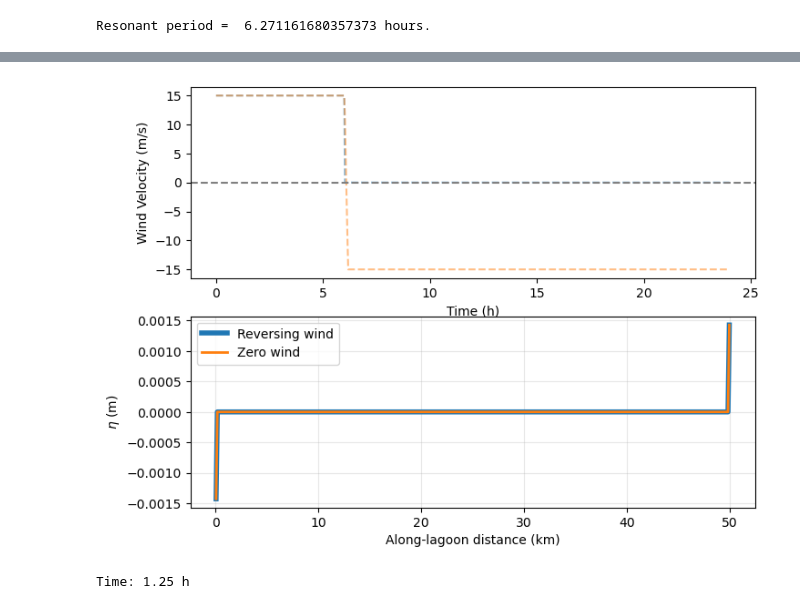
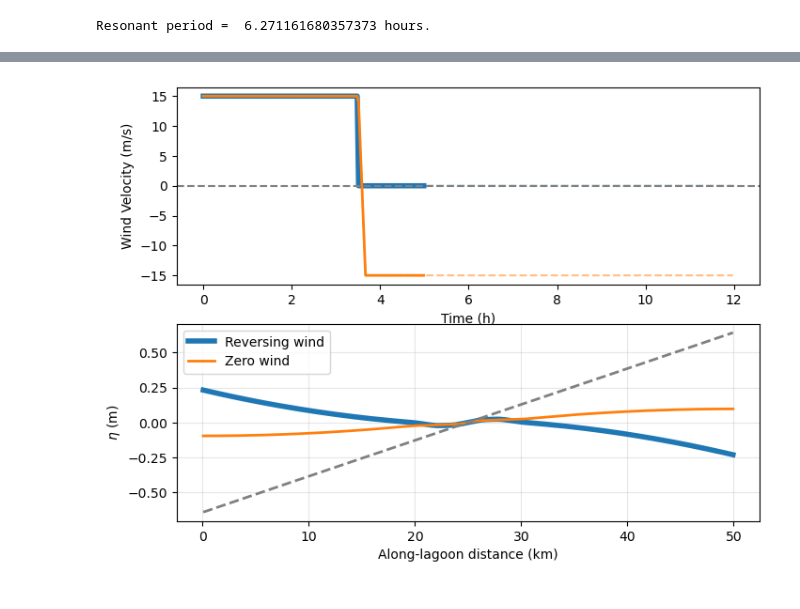
Before and after one commit to csherwood-usgs/Dorian_recovery, a Jupyter notebook: animate_seiche.ipynb, the cells around one changed output, grey strips where cells are left out. Cells and saved outputs as stored; diff of their text form; code cells hidden in the pictures.

Commit message:
after talk

```diff
--- a/animate_seiche.ipynb
+++ b/animate_seiche.ipynb
@@ -180,6 +176,13 @@ def run_lagoon_model(
 # -----------------------------
 # Build forcings and run cases
 # -----------------------------
+# Time controls
+t_spinup = 3.5 * 3600.0  # steady wind duration (s): long enough to build setup
+t_tail   = 8.5 * 3600.0  # additional duration after change (s)
+T        = t_spinup + t_tail
+t        = np.arange(0.0, T + dt, dt)
+nt       = t.size
+
 U0 = 15.0  # m/s
 t_seiche = 2*L/(np.sqrt(g*h) )
 print('Resonant period = ', t_seiche/3600, 'hours.')
@@ -276,31 +340,31 @@ plt.show()
 # %%
 # ------------------------------------
 # (Optional) quick diagnostics / plots
 # ------------------------------------
 # Example: setup slope at end of spinup (Case A)
 idx_spin = np.argmin(np.abs(tA - t_seiche/5))
-idx = int( 0.*idx_spin )
+idx = int( 5*idx_spin )
+idx = 160
 
 fig, axs = plt.subplots(2,1,figsize=(8,6))
 axs[0].plot(tA/3600, U10A, '--', c='tab:blue', alpha=.5)
 axs[0].plot(tA[:idx]/3600,U10A[:idx],'-',c="tab:blue", linewidth=4)
 axs[0].plot(tB/3600, U10B, '--',c='tab:orange', alpha=.5)
 axs[0].plot(tB[:idx]/3600,U10B[:idx],'-',c="tab:orange", linewidth=2)
 axs[0].axhline(y=0, color='gray', linestyle='--')
 axs[0].set_xlabel('Time (h)')
 axs[0].set_ylabel('Wind Velocity (m/s)')
 
 axs[1].plot(x_eta/1000, etaB[idx], '-', linewidth=4, label='Reversing wind')
 axs[1].plot(x_eta/1000, etaA[idx], '-', linewidth=2, label='Zero wind')
+# capture peak
+if(idx>=100):
+    axs[1].plot(x_eta/1000, etaB[100], '--', c = 'gray', linewidth=2)
 axs[1].set_xlabel('Along-lagoon distance (km)')
 axs[1].set_ylabel(r'$\eta$ (m)')
 #plt.title('Eta near end of steady-wind spinup')
 axs[1].grid(True, alpha=0.3)
 axs[1].legend()
 plt.show()
 # %% [output]
-[figure, old version]
+[figure, new version]
-# %%
-print(f"Time: {t[idx]/3600:2.2f} h")
-# %% [output]
-Time: 1.25 h
```
Also changed, not shown: parts of 5 cells of this notebook, 2 other files.
